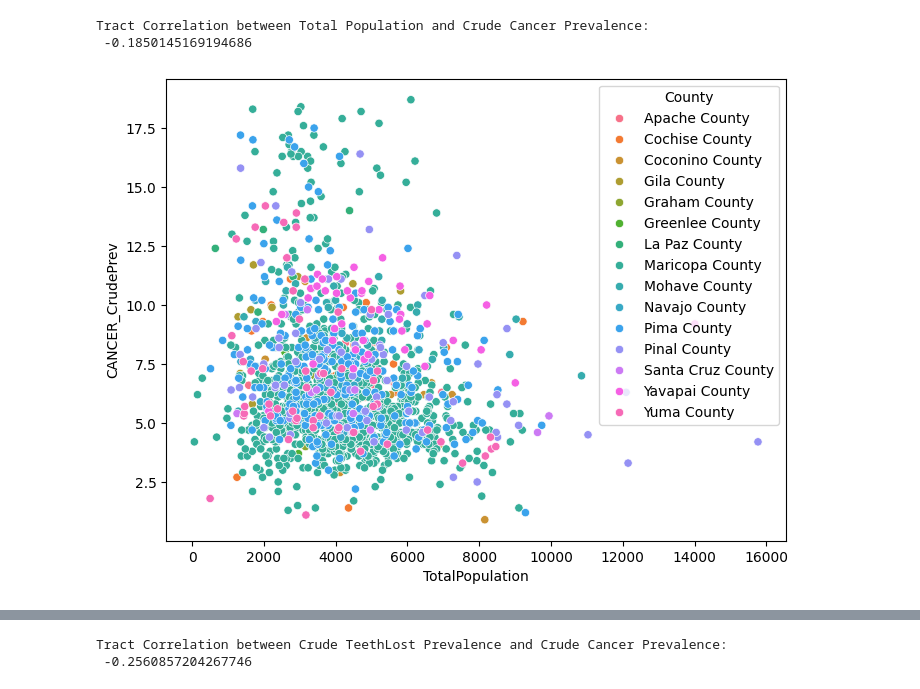
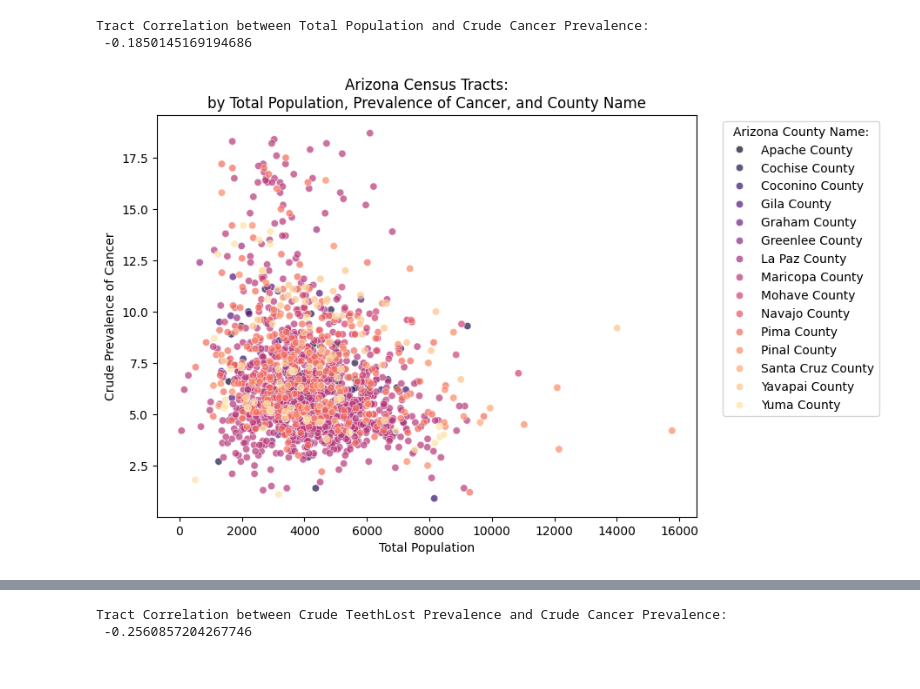
Before and after one commit to INFO-698-InfoSci-Capstone/geo-health-ai, a Jupyter notebook: Working_Files/Explore_SMG.ipynb, the cells around one changed output, grey strips where cells are left out. Drawn from its saved outputs; the diff is of its cells as text; code cells hidden in the pictures.

```diff
--- a/Working_Files/Explore_SMG.ipynb
+++ b/Working_Files/Explore_SMG.ipynb
@@ -66,7 +66,7 @@ FARA_Clean = df_FARA.copy()
 FARA_Clean = (FARA_Clean[FARA_Clean['State'] == 'Arizona'])
 
 # Keep only few columns:
-FARA_Clean = FARA_Clean[['CensusTract','County','Urban','Pop2010','LowIncomeTracts','PovertyRate','laaian1','laaian1share','TractHUNV','TractSNAP']]
+#FARA_Clean = FARA_Clean[['CensusTract','County','Urban','Pop2010','LowIncomeTracts','PovertyRate','laaian1','laaian1share','TractHUNV','TractSNAP']]
 # %%
 FARA_Clean.info()
 # %% [output]
@@ -181,7 +170,11 @@ Tract Correlation between Total Population and Crude Cancer Prevalence:
 # %%
 # Plot Total Population by Census Tract versus Crude Prevalence of Cancer
 plt.figure(figsize=(8,6))
-sns.scatterplot(data=Geo_Merge, x="TotalPopulation",y="CANCER_CrudePrev", hue="County")
+sns.scatterplot(data=Geo_Merge, x="TotalPopulation",y="CANCER_CrudePrev", hue="County", alpha = 0.7, palette = 'magma')
+plt.title('Arizona Census Tracts:\nby Total Population, Prevalence of Cancer, and County Name')
+plt.xlabel('Total Population')
+plt.ylabel('Crude Prevalence of Cancer')
+plt.legend(title='Arizona County Name:', loc = 'upper right', bbox_to_anchor = (1.35,1))
 plt.show()
 # %% [output]
-[figure, old version]
+[figure, new version]
```
Also changed, not shown: parts of 25 cells of this notebook.
